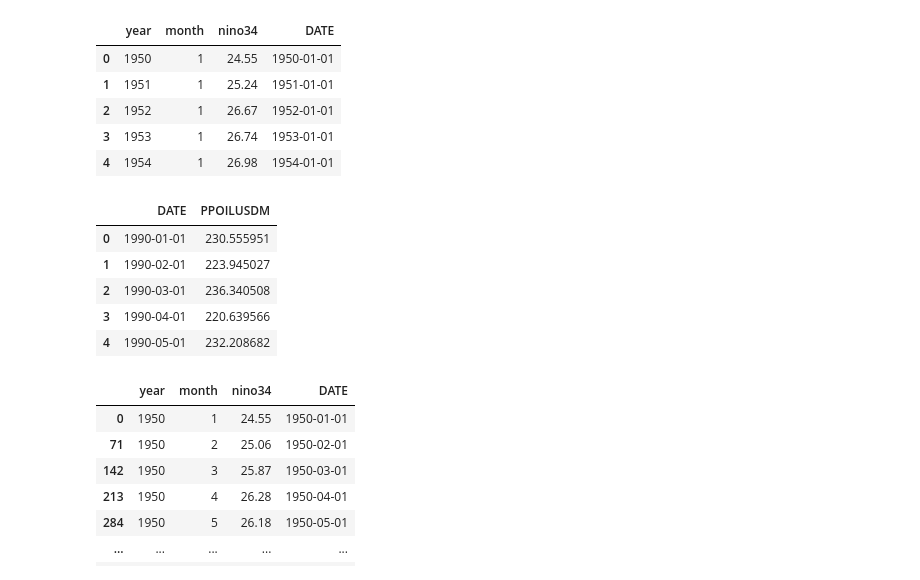
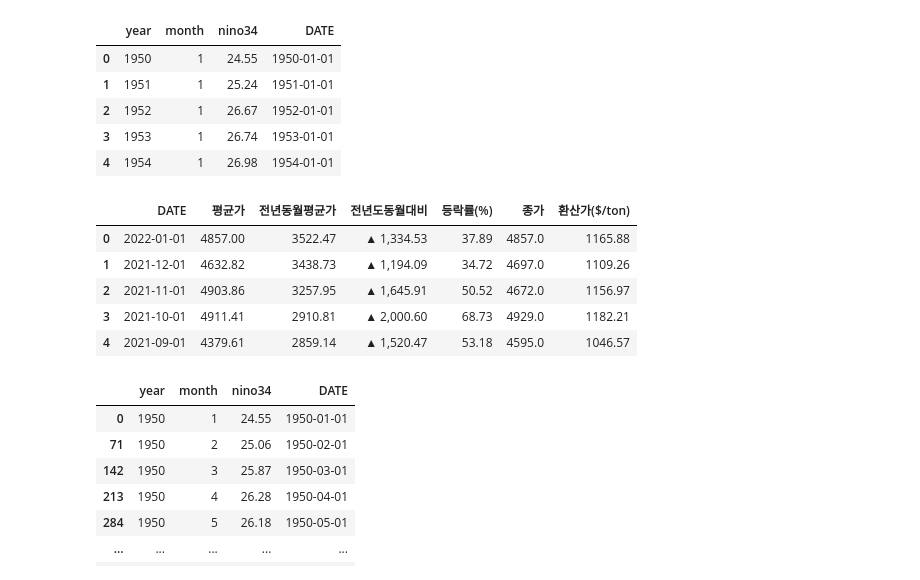
Before and after one commit to Soo-Im/PalmOil, a Jupyter notebook: Nino-Palm.ipynb, the cells around one changed output. Cells and saved outputs as stored; diff of their text form; code cells hidden in the pictures.

```diff
--- a/Nino-Palm.ipynb
+++ b/Nino-Palm.ipynb
@@ -30,16 +30,17 @@ nino34.head()
 | 3 | 1953 | 1 | 26.74 | 1953-01-01 |
 | 4 | 1954 | 1 | 26.98 | 1954-01-01 |
 # %%
-palm = pd.read_excel('PALMOIL_NINO.xlsx', sheet_name = 'PALMOIL')
+palm = pd.read_excel('PALMOIL_PRESENT.xlsx')
 # %%
+palm.rename(columns = {'기간(월)': 'DATE'}, inplace = True)
 palm.head()
 # %% [output]
-|  | DATE | PPOILUSDM |
-| 0 | 1990-01-01 | 230.555951 |
-| 1 | 1990-02-01 | 223.945027 |
-| 2 | 1990-03-01 | 236.340508 |
-| 3 | 1990-04-01 | 220.639566 |
-| 4 | 1990-05-01 | 232.208682 |
+|  | DATE | 평균가 | 전년동월평균가 | 전년도동월대비 | 등락률(%) | 종가 | 환산가($/ton) |
+| 0 | 2022-01-01 | 4857.00 | 3522.47 | ▲ 1,334.53 | 37.89 | 4857.0 | 1165.88 |
+| 1 | 2021-12-01 | 4632.82 | 3438.73 | ▲ 1,194.09 | 34.72 | 4697.0 | 1109.26 |
+| 2 | 2021-11-01 | 4903.86 | 3257.95 | ▲ 1,645.91 | 50.52 | 4672.0 | 1156.97 |
+| 3 | 2021-10-01 | 4911.41 | 2910.81 | ▲ 2,000.60 | 68.73 | 4929.0 | 1182.21 |
+| 4 | 2021-09-01 | 4379.61 | 2859.14 | ▲ 1,520.47 | 53.18 | 4595.0 | 1046.57 |
 # %%
 nino34.sort_values(by='DATE', inplace=True)
 # %%
```
Also changed, not shown: parts of 13 cells of this notebook.
